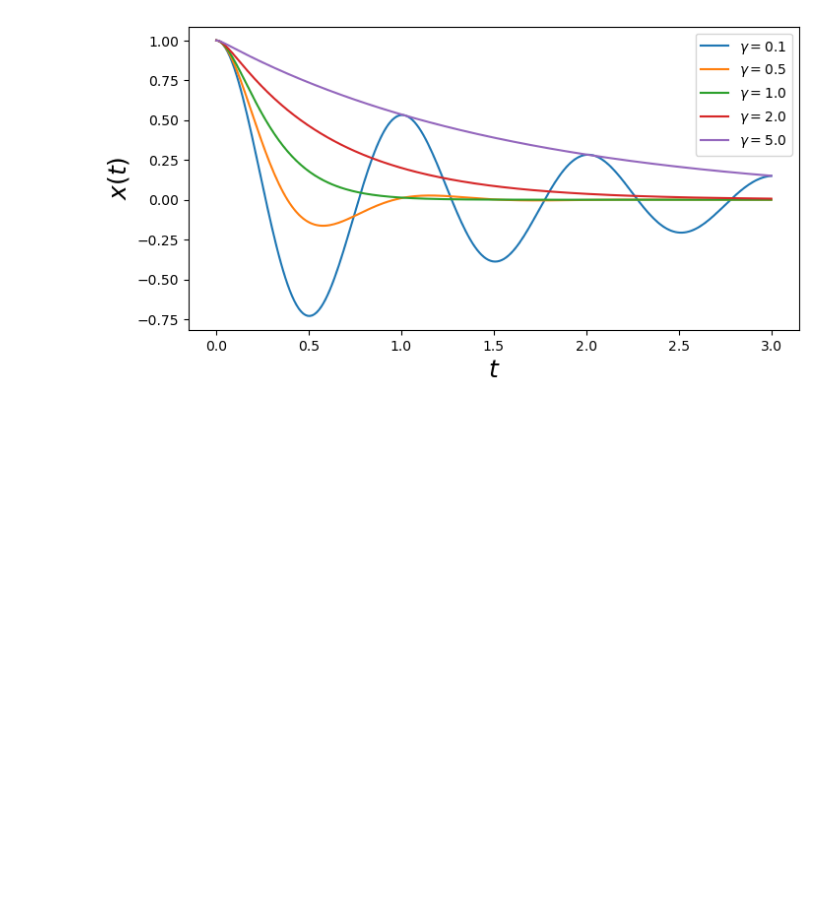
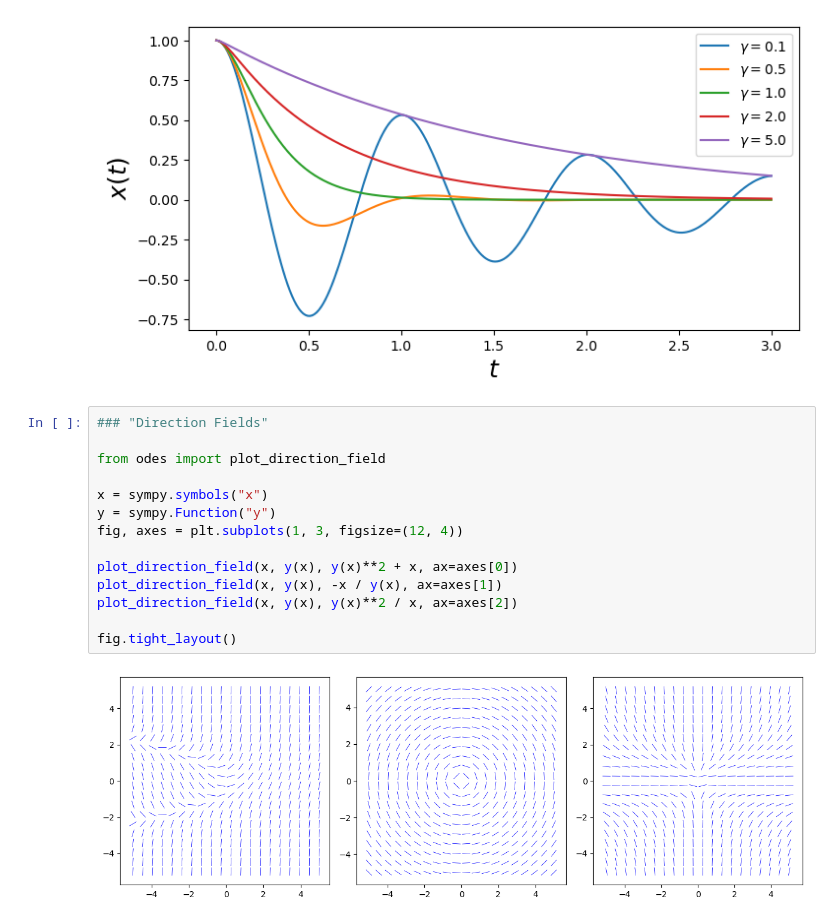
Before and after one commit to algorythmist/computational-physics, a Jupyter notebook: odes.ipynb, the cells around one changed output. Drawn from its saved outputs; the diff is of its cells as text; blank space fills up the shorter version.

```diff
--- a/odes.ipynb
+++ b/odes.ipynb
@@ -312,3 +315,19 @@ ax.legend()
 # %% [output]
 <matplotlib.legend.Legend at 0x...>
 [figure]
+# %%
+### "Direction Fields"
+
+from odes import plot_direction_field
+
+x = sympy.symbols("x")
+y = sympy.Function("y")
+fig, axes = plt.subplots(1, 3, figsize=(12, 4))
+
+plot_direction_field(x, y(x), y(x)**2 + x, ax=axes[0])
+plot_direction_field(x, y(x), -x / y(x), ax=axes[1])
+plot_direction_field(x, y(x), y(x)**2 / x, ax=axes[2])
+
+fig.tight_layout()
+# %% [output]
+[figure, added]
```
Also changed, not shown: parts of 1 cell of this notebook, 1 other file.
